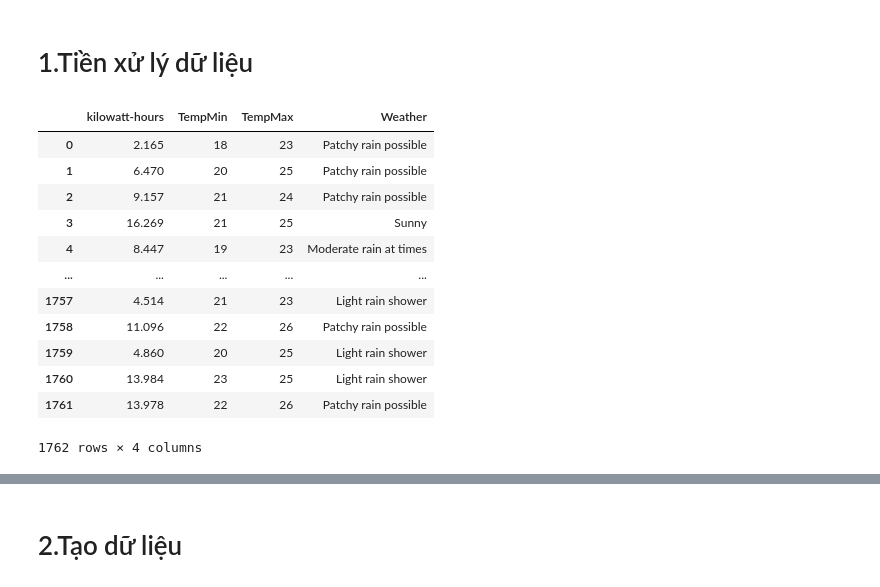
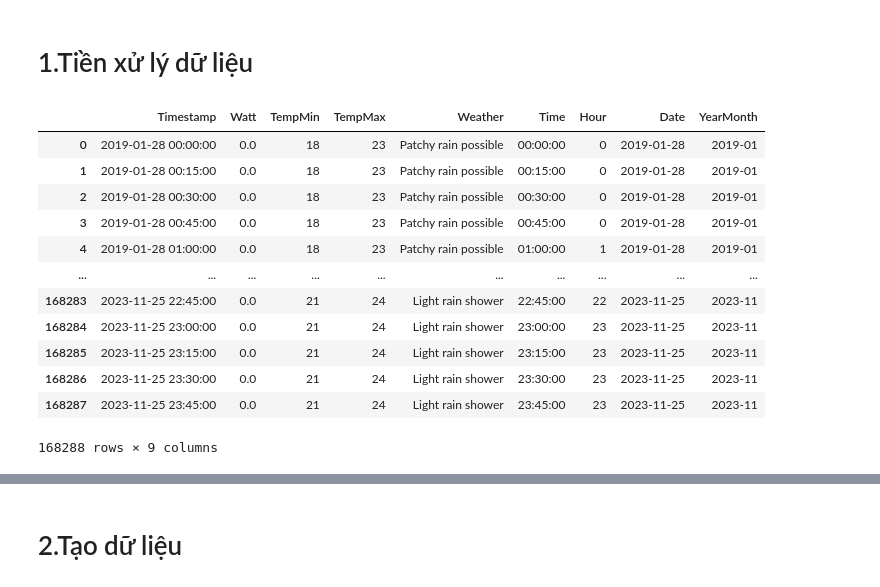
Before and after one commit to Luanho20092002/NCKH_SolarSystem, a Jupyter notebook: test.ipynb, the cells around one changed output, grey strips where cells are left out. Cells and saved outputs as stored; diff of their text form; code cells hidden in the pictures.

```diff
--- a/test.ipynb
+++ b/test.ipynb
@@ -10,21 +10,34 @@ df = pd.read_excel("/content/drive/MyDrive/AI/dataset/Energy_Power_Weather.xlsx"
 Mounted at /content/drive
 # %% [markdown]
 # 1.Tiền xử lý dữ liệu
-# %%
-# df = pd.read_excel("Energy_Power_Weather.xlsx", sheet_name=0)
-df = df.drop(labels=["Timestamp", "Date"], axis=1)
-df
-# %% [output]
-|  | kilowatt-hours | TempMin | TempMax | Weather |
-| 0 | 2.165 | 18 | 23 | Patchy rain possible |
-| 1 | 6.470 | 20 | 25 | Patchy rain possible |
-| 2 | 9.157 | 21 | 24 | Patchy rain possible |
-| 3 | 16.269 | 21 | 25 | Sunny |
-| 4 | 8.447 | 19 | 23 | Moderate rain at times |
-| ... | ... | ... | ... | ... |
-| 1757 | 4.514 | 21 | 23 | Light rain shower |
-| 1758 | 11.096 | 22 | 26 | Patchy rain possible |
-| 1759 | 4.860 | 20 | 25 | Light rain shower |
-| 1760 | 13.984 | 23 | 25 | Light rain shower |
-| 1761 | 13.978 | 22 | 26 | Patchy rain possible |
-1762 rows × 4 columns
+# %%
+# Chuyển cột 'Timestamp' sang kiểu datetime
+df['Timestamp'] = pd.to_datetime(df['Timestamp'])
+
+# Lấy chỉ thời gian và định dạng thành chuỗi '00:00:00'
+df['Time'] = df['Timestamp'].dt.strftime('%H:%M:%S')
+
+df['Time'] = pd.to_datetime(df['Time'], format='%H:%M:%S').dt.time
+
+# Tạo cột mới cho giờ
+df['Hour'] = df['Timestamp'].dt.hour
+
+df['Date'] = df['Timestamp'].dt.date
+
+df['YearMonth'] = df['Timestamp'].dt.to_period('M').astype(str)
+
+df
+# %% [output]
+|  | Timestamp | Watt | TempMin | TempMax | Weather | Time | Hour | Date | YearMonth |
+| 0 | 2019-01-28 00:00:00 | 0.0 | 18 | 23 | Patchy rain possible | 00:00:00 | 0 | 2019-01-28 | 2019-01 |
+| 1 | 2019-01-28 00:15:00 | 0.0 | 18 | 23 | Patchy rain possible | 00:15:00 | 0 | 2019-01-28 | 2019-01 |
+| 2 | 2019-01-28 00:30:00 | 0.0 | 18 | 23 | Patchy rain possible | 00:30:00 | 0 | 2019-01-28 | 2019-01 |
+| 3 | 2019-01-28 00:45:00 | 0.0 | 18 | 23 | Patchy rain possible | 00:45:00 | 0 | 2019-01-28 | 2019-01 |
+| 4 | 2019-01-28 01:00:00 | 0.0 | 18 | 23 | Patchy rain possible | 01:00:00 | 1 | 2019-01-28 | 2019-01 |
+| ... | ... | ... | ... | ... | ... | ... | ... | ... | ... |
+| 168283 | 2023-11-25 22:45:00 | 0.0 | 21 | 24 | Light rain shower | 22:45:00 | 22 | 2023-11-25 | 2023-11 |
+| 168284 | 2023-11-25 23:00:00 | 0.0 | 21 | 24 | Light rain shower | 23:00:00 | 23 | 2023-11-25 | 2023-11 |
+| 168285 | 2023-11-25 23:15:00 | 0.0 | 21 | 24 | Light rain shower | 23:15:00 | 23 | 2023-11-25 | 2023-11 |
+| 168286 | 2023-11-25 23:30:00 | 0.0 | 21 | 24 | Light rain shower | 23:30:00 | 23 | 2023-11-25 | 2023-11 |
+| 168287 | 2023-11-25 23:45:00 | 0.0 | 21 | 24 | Light rain shower | 23:45:00 | 23 | 2023-11-25 | 2023-11 |
+168288 rows × 9 columns
```
Also changed, not shown: parts of 7 cells of this notebook.
